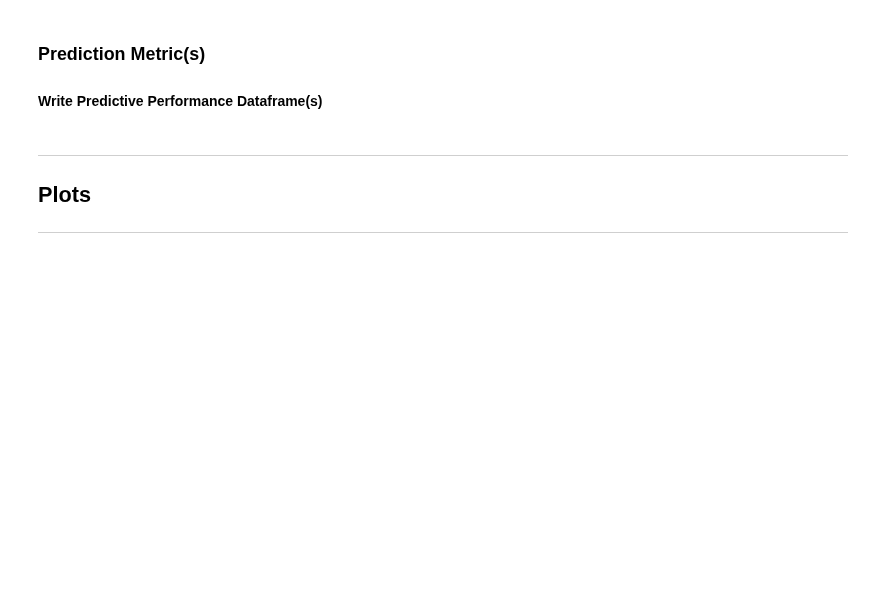
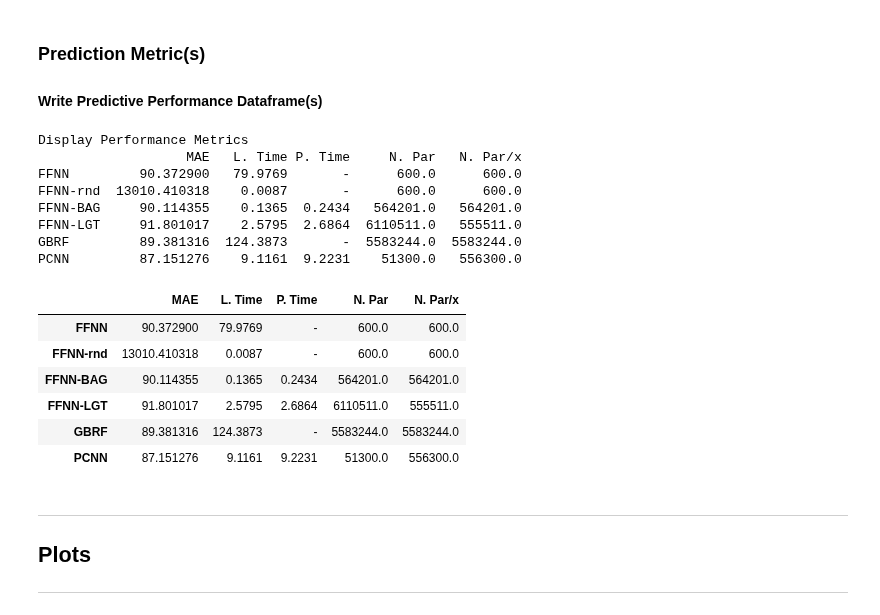
Before and after one commit to AnastasisKratsios/Architopes_Semisupervised, a Jupyter notebook: PCNNs_Ablation_for_Revirews_New_Better_Shinier_Version.ipynb, the cells around one changed output. Cells and saved outputs as stored; diff of their text form; code cells hidden in the pictures; blank space fills up the shorter version.

```diff
--- a/PCNNs_Ablation_for_Revirews_New_Better_Shinier_Version.ipynb
+++ b/PCNNs_Ablation_for_Revirews_New_Better_Shinier_Version.ipynb
@@ -759,6 +759,11 @@ N_neurons_ffNN_rnd = np.repeat(N_Params[0],len(N_parts_Generated_by_Algo_2_histo
 ffNN_performance_all_rnd = performance_Architope_history[:,:,0]
 L_times_ffNN_rnd_plot = np.repeat(L_time_ffNN_rnd,len(N_parts_Generated_by_Algo_2_history_report))
 P_times_ffNN_rnd_plot = np.repeat(P_time_ffNN_rnd,len(N_parts_Generated_by_Algo_2_history_report))
+
+performance_ffNN = reporter(y_train_hat_in=y_hat_ffNN_train,
+                            y_test_hat_in=y_hat_ffNN_test,
+                            y_train_in=y_train,
+                            y_test_in=y_test)
 # %% [markdown]
 ## Gradient Boosted Random Forest Regressor (GBRF)
 # %%
@@ -779,7 +794,7 @@ print('Training of Gradient-Boosted Random Forest: Complete!')
 #### Generate Table ####
 #----------------------#
 # Extract MAEs from Test-Set
-MAE_test_time_table = np.array([MSE_ffNN[0],
+MAE_test_time_table = np.array([performance_ffNN.test.MAE,
                                 MSE_ffNN_rnd[0],
                                 performance_PCNN_ffNN_bag_report_MAE_test[best_N_parts],performance_lgt_ffNN_report_MAE_test[best_N_parts],
                                 Gradient_boosted_tree.test.MAE,
@@ -810,33 +825,49 @@ N_params_table = np.round(np.array([N_neurons_ffNN,
                                     N_neurons_ffNN,
                                     N_params_PCNN_ffNN_bag[best_N_parts],
                                     N_params_PCNN_logistic_hist[best_N_parts],
                                     N_tot_params_in_forest,
                                     PCNN_N_neurons_per_input]),0)
 ## N Parts
 N_parts= np.round(np.array([1,
                             1,
                             best_N_parts,
                             best_N_parts,
                             1,
                             best_N_parts]))
 
 #### Write Main Table for Paper ####
 #----------------------------------#
 Table_Final = pd.DataFrame({'MAE': MAE_test_time_table,
                             'L. Time': L_time_table,
                             'P. Time': P_time_table,
                             'N. Par': N_params_table,
                             'N. Par/x': N_params_table_per_intput},index=['FFNN','FFNN-rnd','FFNN-BAG','FFNN-LGT','GBRF','PCNN'])
 # Write to File
 Table_Final.to_latex(('outputs/tables/'+str(Option_Function)+'__Fix_Neurons_Q'+str(Tied_Neurons_Q)+'Table.tex'),
                      caption = 'Prediction and Complexity Metrics: '+str(Option_Function),
                      label='tab__'+str(Option_Function)+'__Fix_Neurons_Q'+str(Tied_Neurons_Q),
                      float_format="{:0.4f}".format)
 #--------------======---------------#
 print('Display Performance Metrics')
 #--------------======---------------#
 print(Table_Final)
 Table_Final
+# %% [output]
+Display Performance Metrics
+                   MAE   L. Time P. Time     N. Par   N. Par/x
+FFNN         90.372900   79.9769       -      600.0      600.0
+FFNN-rnd  13010.410318    0.0087       -      600.0      600.0
+FFNN-BAG     90.114355    0.1365  0.2434   564201.0   564201.0
+FFNN-LGT     91.801017    2.5795  2.6864  6110511.0   555511.0
+GBRF         89.381316  124.3873       -  5583244.0  5583244.0
+PCNN         87.151276    9.1161  9.2231    51300.0   556300.0
+|  | MAE | L. Time | P. Time | N. Par | N. Par/x |
+| FFNN | 90.372900 | 79.9769 | - | 600.0 | 600.0 |
+| FFNN-rnd | 13010.410318 | 0.0087 | - | 600.0 | 600.0 |
+| FFNN-BAG | 90.114355 | 0.1365 | 0.2434 | 564201.0 | 564201.0 |
+| FFNN-LGT | 91.801017 | 2.5795 | 2.6864 | 6110511.0 | 555511.0 |
+| GBRF | 89.381316 | 124.3873 | - | 5583244.0 | 5583244.0 |
+| PCNN | 87.151276 | 9.1161 | 9.2231 | 51300.0 | 556300.0 |
 # %% [markdown]
 ---
 ## Plots
```
Also changed, not shown: parts of 12 cells of this notebook, 13 other files.
